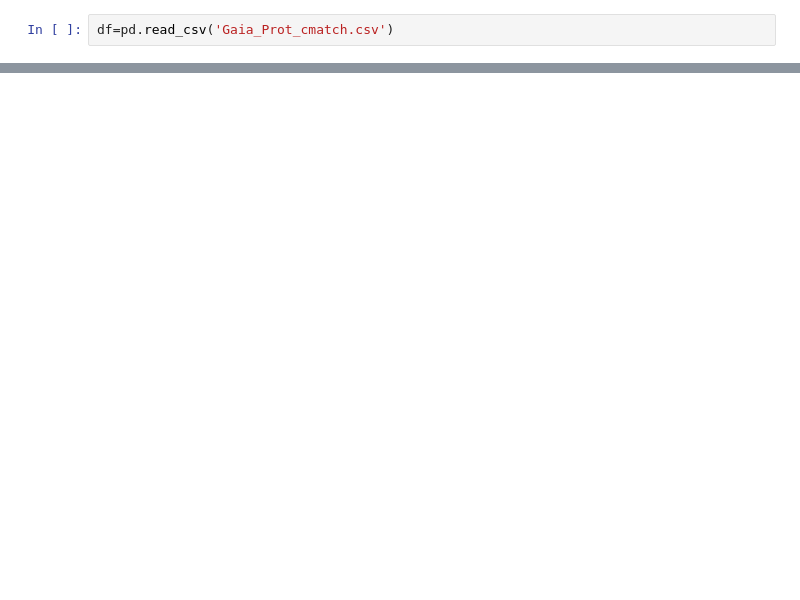
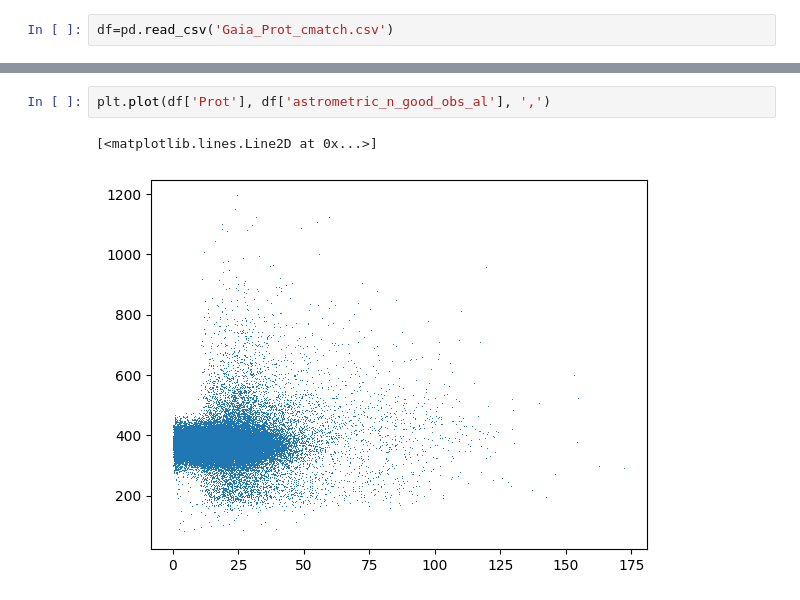
Before and after one commit to BelenKohl/SRMP, a Jupyter notebook: Dec19_Kohl.ipynb, the cells around one changed output, grey strips where cells are left out. Drawn from its saved outputs; the diff is of its cells as text; blank space fills up the shorter version.

```diff
--- a/Dec19_Kohl.ipynb
+++ b/Dec19_Kohl.ipynb
@@ -15,0 +29,5 @@ df=pd.read_csv('Gaia_Prot_cmatch.csv')
+# %%
+plt.plot(df['Prot'], df['astrometric_n_good_obs_al'], ',')
+# %% [output]
+[<matplotlib.lines.Line2D at 0x...>]
+[figure, added]
```
Also changed, not shown: parts of 41 cells of this notebook.
